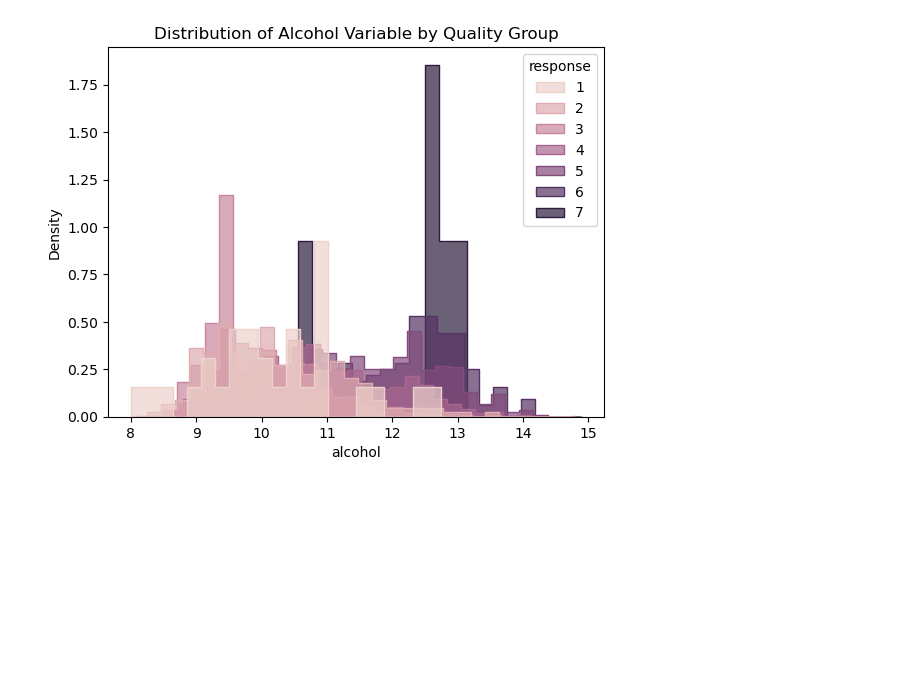
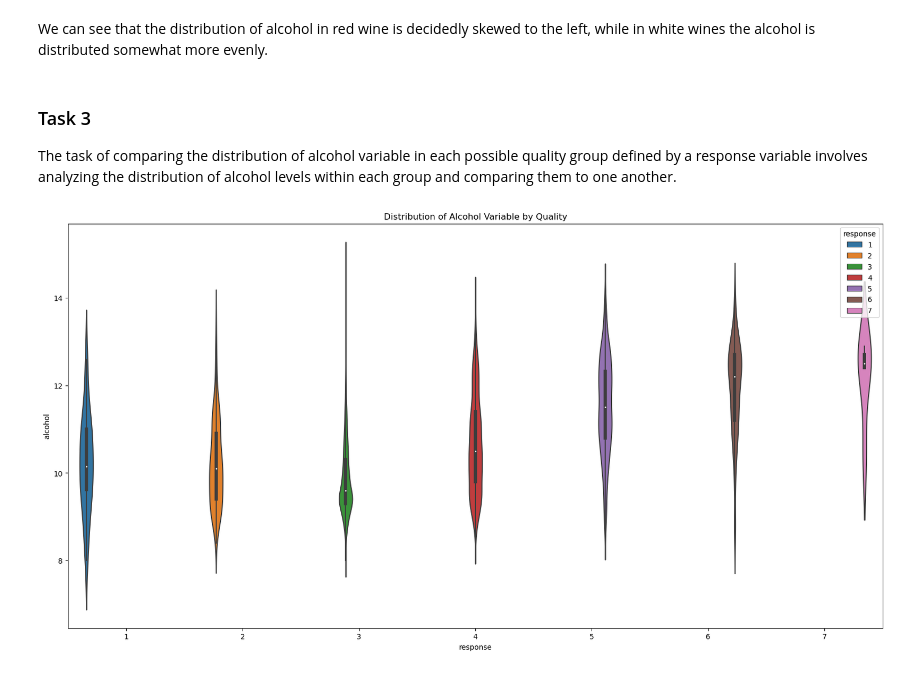
Before and after one commit to Wladeko/data-exploration-and-visualization, a Jupyter notebook: 1_Visualization/visualization.ipynb, the cells around one changed output. Saved outputs shown, nothing was run; the diff lists cells and outputs as text; code cells hidden in the pictures; blank space fills up the shorter version.

```diff
--- a/1_Visualization/visualization.ipynb
+++ b/1_Visualization/visualization.ipynb
@@ -21,7 +31,15 @@ plt.show()
-# %%
-# Comparing the distribution of alcohol variable in each of possible quality group defined by response variable
-sns.histplot(data = wine, x = "alcohol", hue = "response", multiple = "dodge", element = "step", stat = "density", common_norm = False, alpha = 0.7)
-plt.title("Distribution of Alcohol Variable by Quality Group")
-plt.show()
-# %% [output]
-[figure, removed]
+# %% [markdown]
+We can see that the distribution of alcohol in red wine is decidedly skewed to the left, while in white wines the alcohol is distributed somewhat more evenly.
+# %% [markdown]
+### Task 3
+
+The task of comparing the distribution of alcohol variable in each possible quality group defined by a response variable involves analyzing the distribution of alcohol levels within each group and comparing them to one another.
+# %%
+f = plt.figure()
+f.set_figwidth(20)
+f.set_figheight(10)
+sns.violinplot(data = wine, y = "alcohol", x="response", hue = "response", width=0.8)
+plt.title("Distribution of Alcohol Variable by Quality")
+plt.show()
+# %% [output]
+[figure, added]
```
Also changed, not shown: parts of 17 cells of this notebook, 2 other files.
